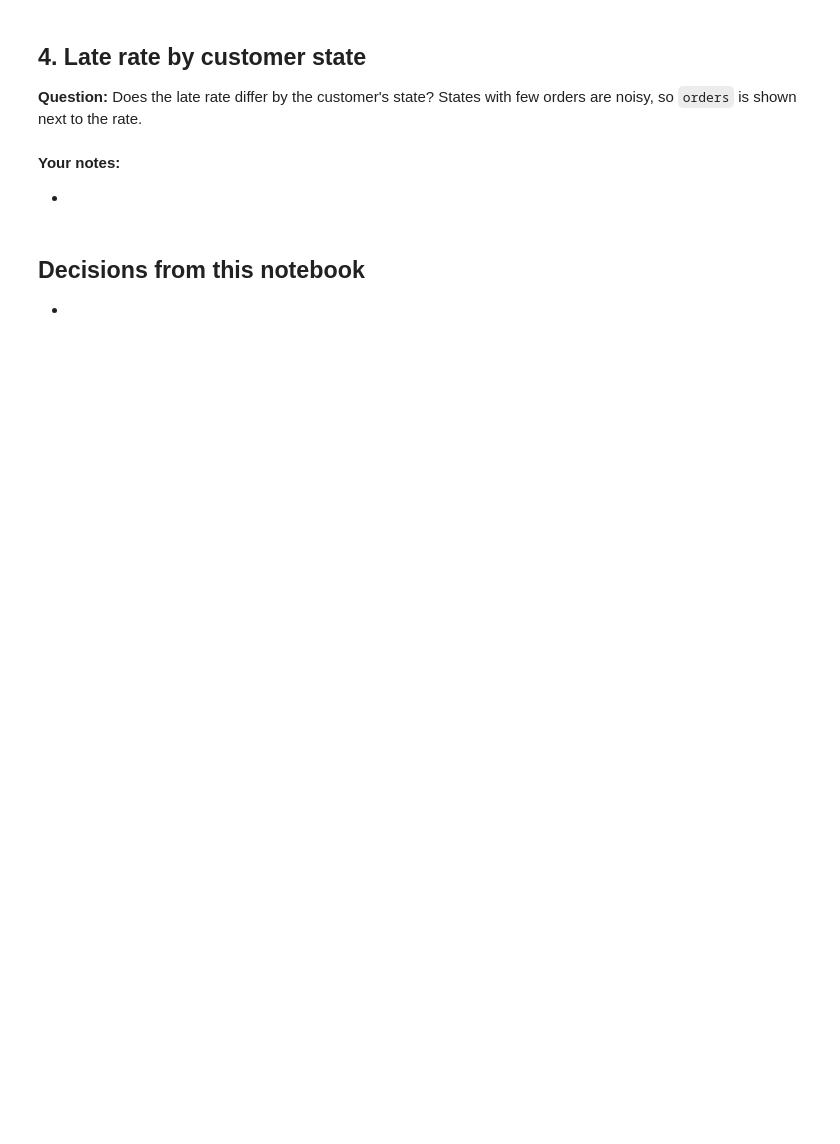
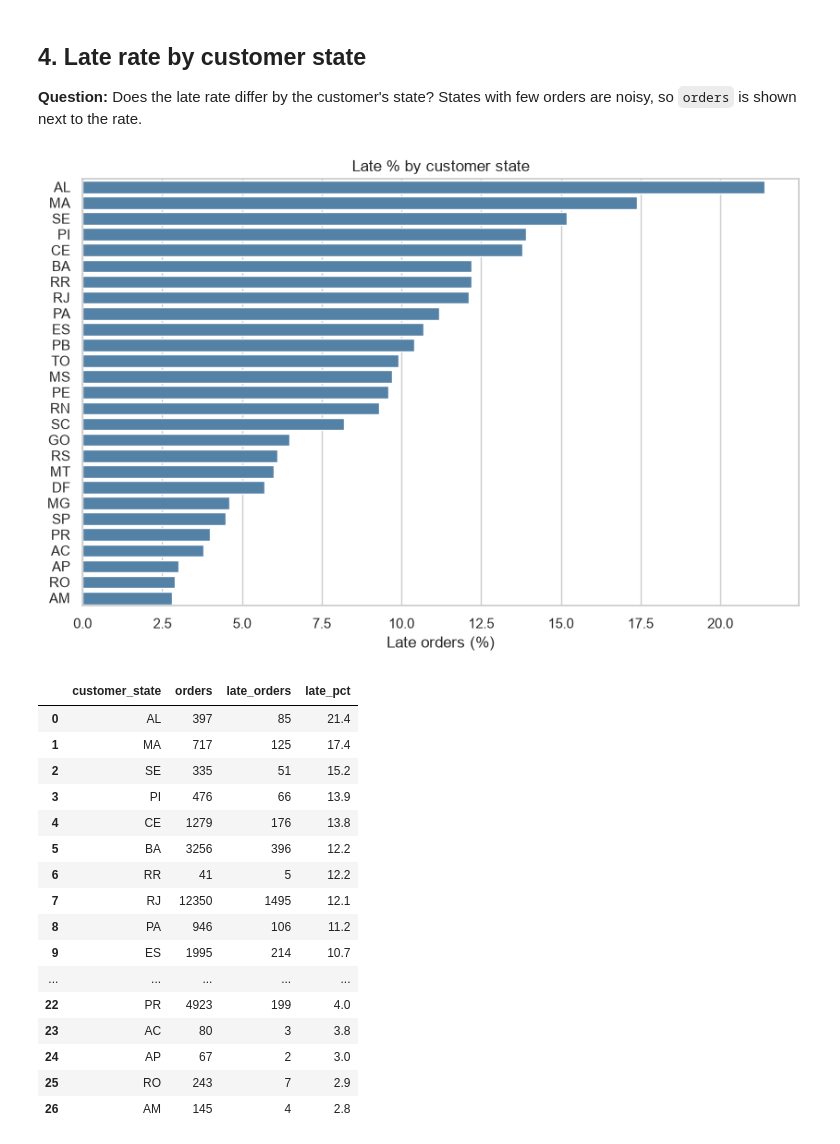
Before and after one commit to SaiMonica10/Olist-Brazilian-E-commerce-project, a Jupyter notebook: notebooks/02_delivery_lateness.ipynb, the cells around one changed output. Saved outputs shown, nothing was run; the diff lists cells and outputs as text; code cells hidden in the pictures; blank space fills up the shorter version.

```diff
--- a/notebooks/02_delivery_lateness.ipynb
+++ b/notebooks/02_delivery_lateness.ipynb
@@ -89,24 +152,36 @@ few orders are noisy, so `orders` is shown next to the rate.
 # %%
 by_state = query("""
     SELECT customer_state,
-           COUNT(*)            AS orders,
-           AVG(is_late::int)   AS late_rate
+           COUNT(*)                            AS orders,
+           COUNT(*) FILTER (WHERE is_late)     AS late_orders,
+           ROUND(100 * AVG(is_late::int), 1)   AS late_pct
     FROM order_delivery
     WHERE is_delivered
     GROUP BY customer_state
-    ORDER BY late_rate DESC
+    ORDER BY late_pct DESC
 """)
 
 fig, ax = plt.subplots(figsize=(10, 6))
-sns.barplot(data=by_state, y="customer_state", x="late_rate", color="steelblue", ax=ax)
-ax.set(title="Late rate by customer state", xlabel="Late rate", ylabel="")
+sns.barplot(data=by_state, y="customer_state", x="late_pct", color="steelblue", ax=ax)
+ax.set(title="Late % by customer state", xlabel="Late orders (%)", ylabel="")
 plt.show()
 by_state
+# %% [output]
+[figure, added]
+|  | customer_state | orders | late_orders | late_pct |
+| 0 | AL | 397 | 85 | 21.4 |
+| 1 | MA | 717 | 125 | 17.4 |
+| 2 | SE | 335 | 51 | 15.2 |
+| 3 | PI | 476 | 66 | 13.9 |
+| 4 | CE | 1279 | 176 | 13.8 |
+| 5 | BA | 3256 | 396 | 12.2 |
+| 6 | RR | 41 | 5 | 12.2 |
+| 7 | RJ | 12350 | 1495 | 12.1 |
+| 8 | PA | 946 | 106 | 11.2 |
+| 9 | ES | 1995 | 214 | 10.7 |
+| ... | ... | ... | ... | ... |
+| 22 | PR | 4923 | 199 | 4.0 |
+| 23 | AC | 80 | 3 | 3.8 |
+| 24 | AP | 67 | 2 | 3.0 |
+| 25 | RO | 243 | 7 | 2.9 |
+| 26 | AM | 145 | 4 | 2.8 |
-# %% [markdown]
-**Your notes:**
-
--
-# %% [markdown]
-## Decisions from this notebook
-
--
```
Also changed, not shown: parts of 12 cells of this notebook, 1 other file.
